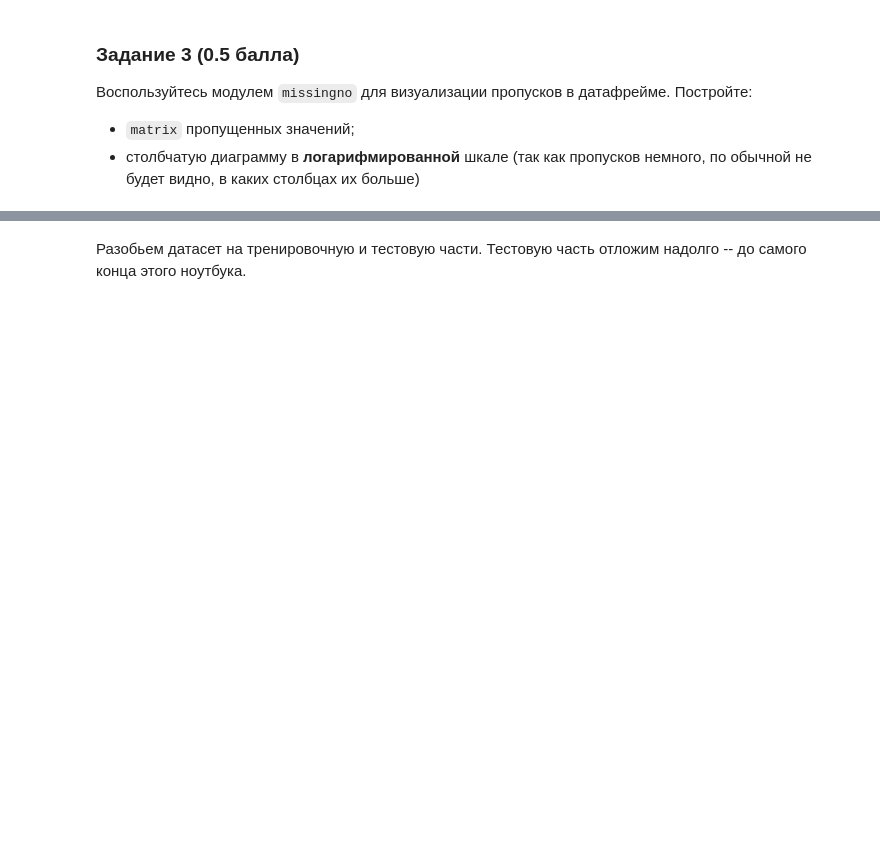
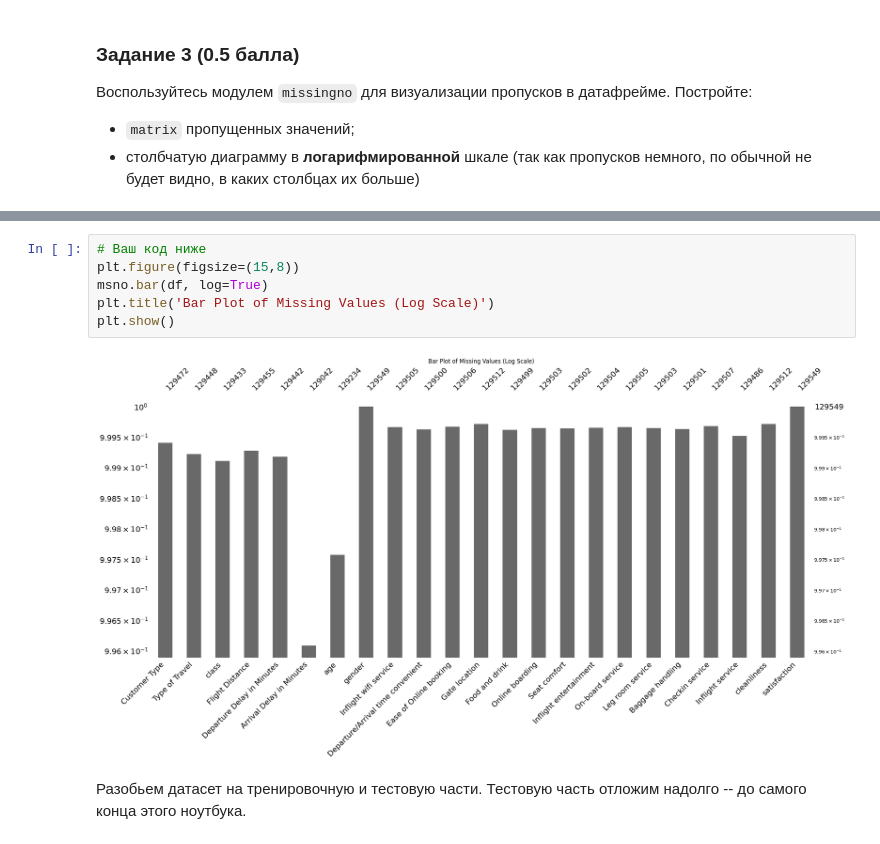
Before and after one commit to psaw/hse-ai24-ml, a Jupyter notebook: hw-4/AI_HW4_woodenML_base.ipynb, the cells around one changed output, grey strips where cells are left out. Drawn from its saved outputs; the diff is of its cells as text; blank space fills up the shorter version.

```diff
--- a/hw-4/AI_HW4_woodenML_base.ipynb
+++ b/hw-4/AI_HW4_woodenML_base.ipynb
@@ -506,3 +515,11 @@ plt.show()
+# %%
+# Ваш код ниже
+plt.figure(figsize=(15,8))
+msno.bar(df, log=True)
+plt.title('Bar Plot of Missing Values (Log Scale)')
+plt.show()
+# %% [output]
+[figure, added]
 # %% [markdown]
 Разобьем датасет на тренировочную и тестовую части. Тестовую часть отложим надолго -- до самого конца этого ноутбука.
 # %%
```
Also changed, not shown: parts of 7 cells of this notebook.
